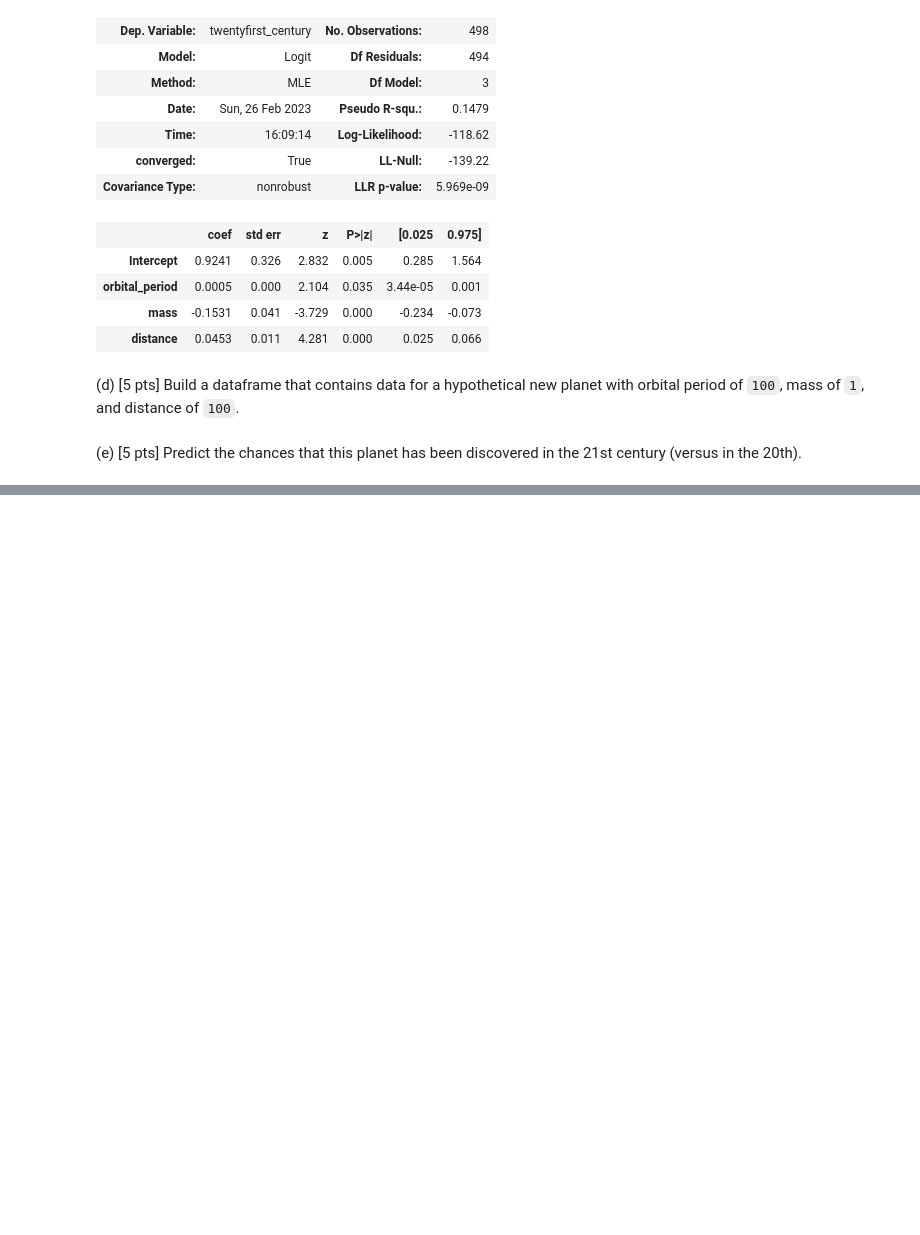
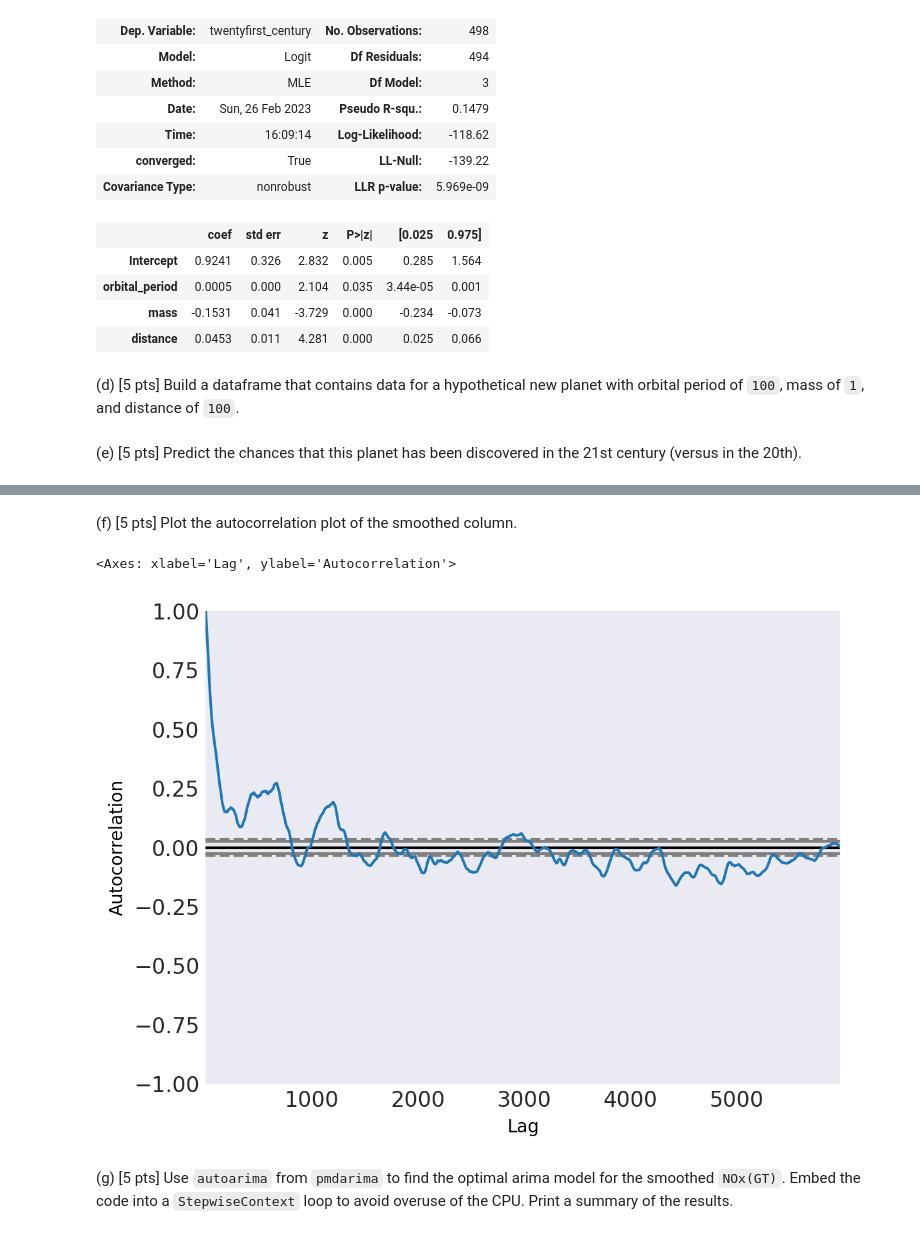
Before and after one commit to Okramus/Sample_midterm_EMS, a Jupyter notebook: main.ipynb, the cells around one changed output, grey strips where cells are left out. Cells and saved outputs as stored; diff of their text form; code cells hidden in the pictures; blank space fills up the shorter version.

```diff
--- a/main.ipynb
+++ b/main.ipynb
@@ -208,0 +228,11 @@ y = results.predict(new_planet)
+# %% [markdown]
+
+(f) [5 pts] Plot the autocorrelation plot of the smoothed column.
+# %%
+pd.plotting.autocorrelation_plot(smooth_air["NOx(GT)"])
+# %% [output]
+<Axes: xlabel='Lag', ylabel='Autocorrelation'>
+[figure, added]
+# %% [markdown]
+
+(g) [5 pts] Use `autoarima` from `pmdarima` to find the optimal arima model for the smoothed `NOx(GT)`. Embed the code into a `StepwiseContext` loop to avoid overuse of the CPU. Print a summary of the results.
```
Also changed, not shown: parts of 13 cells of this notebook, 1 other file.
